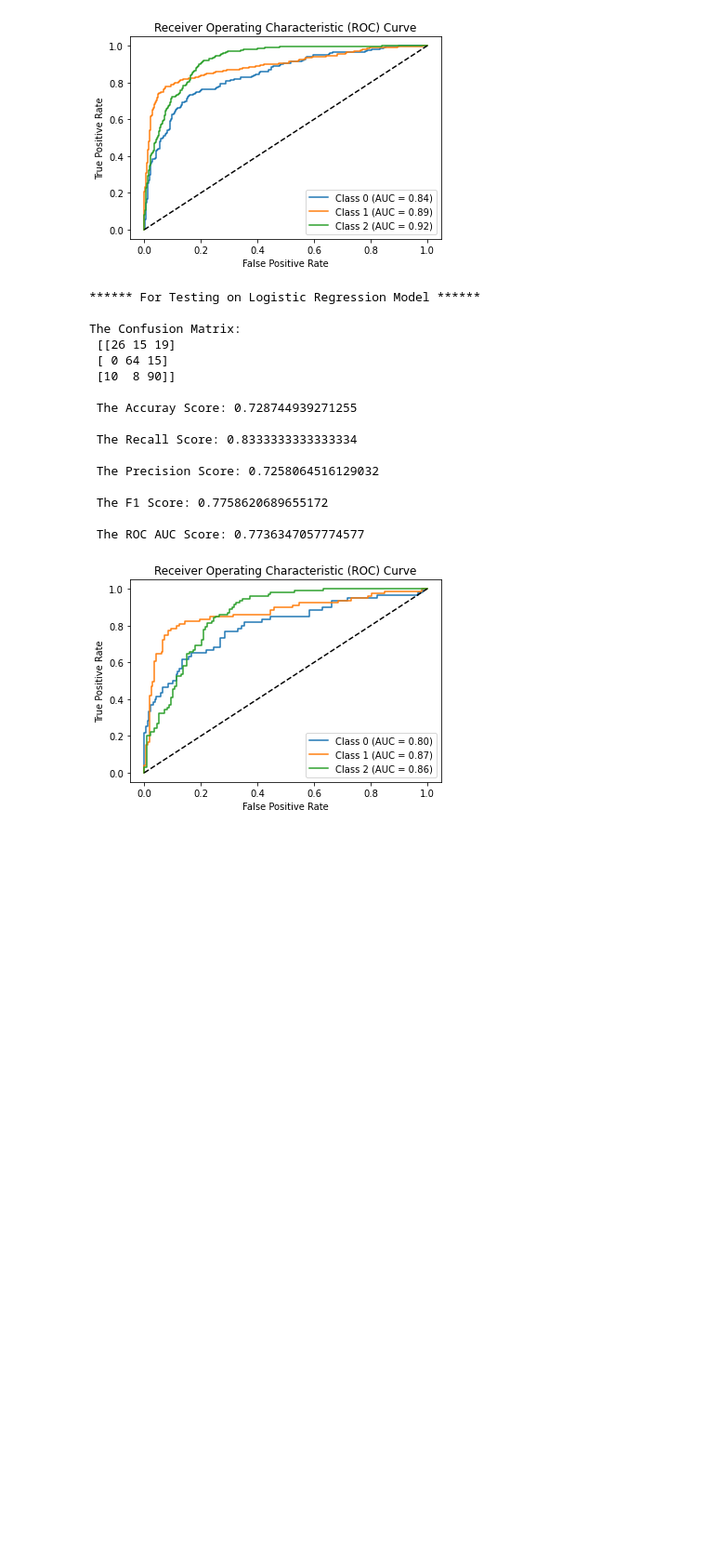
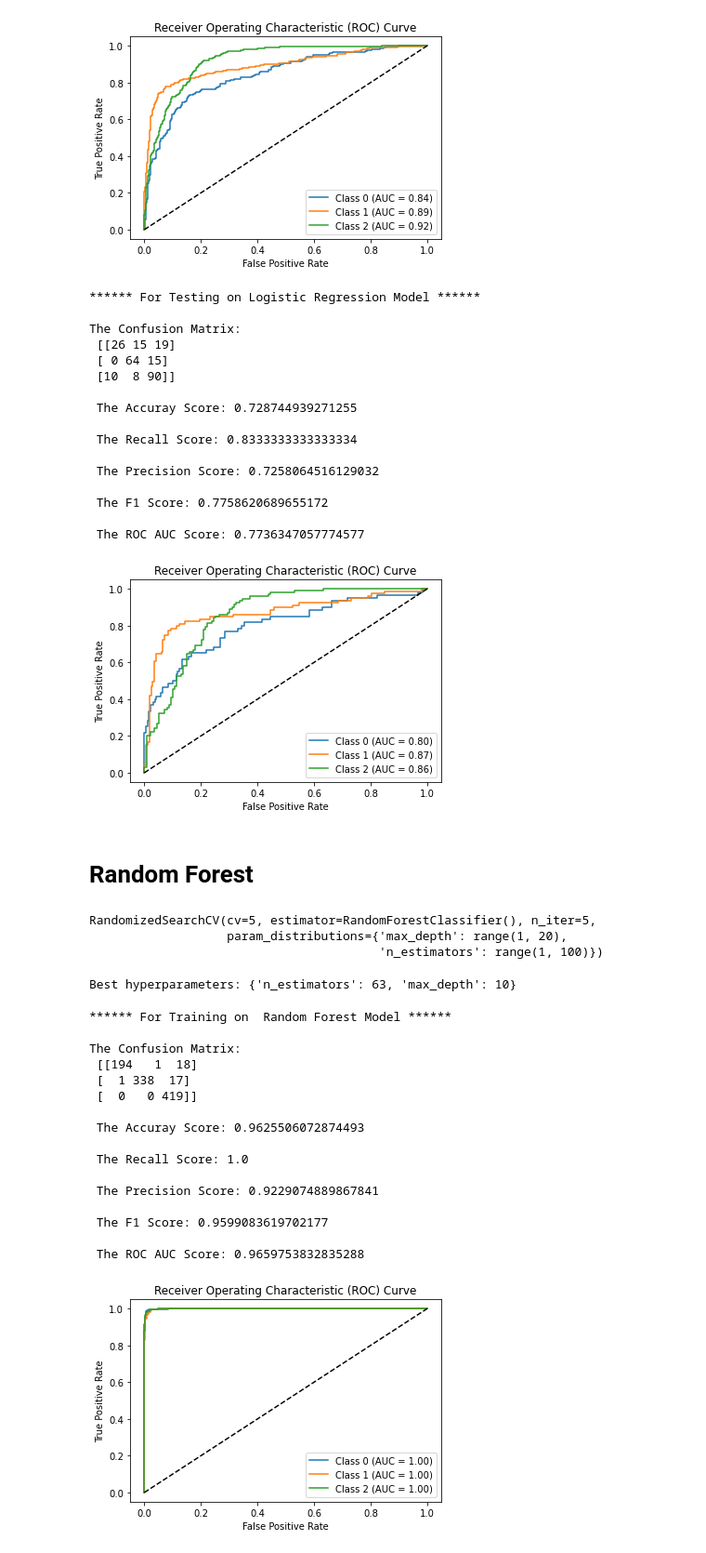
Before and after one commit to Mohitchvk/OSMI-Mental-Health-Illness-Classifier, a Jupyter notebook: classifier.ipynb, the cells around one changed output. Shown: that part at 93% size. Cells and saved outputs as stored; diff of their text form; code cells hidden in the pictures; blank space fills up the shorter version.

Commit message:
Implemented Random Forest and SVC

```diff
--- a/classifier.ipynb
+++ b/classifier.ipynb
@@ -57,7 +57,7 @@ from sklearn.metrics import confusion_matrix, accuracy_score, recall_score, prec
 from sklearn.multiclass import OneVsRestClassifier
 from sklearn.preprocessing import label_binarize
 
-def train_scores(model, model_name, n_classes):
+def train_scores(model, model_name, n_classes, proba=True):
     pred = model.predict(x_train)
     print('****** For Training on ', model_name, 'Model ******\n')
 
@@ -87,7 +87,8 @@ def train_scores(model, model_name, n_classes):
     print('\n The ROC AUC Score:', roc_auc)
 
 
-
+    if(proba==False):
+        return
     y_pred_prob=model.predict_proba(x_train)
 
     fpr = {}
@@ -210,3 +214,5 @@ The Confusion Matrix:
 
  The ROC AUC Score: 0.7736347057774577
 [figure]
+# %% [markdown]
+# Random Forest
@@ -212,0 +222,44 @@ The Confusion Matrix:
+# %%
+param_dist = {'n_estimators': range(1,100),
+              'max_depth': range(1,20)}
+
+# Create a random forest classifier
+rf = RandomForestClassifier()
+
+# Use random search to find the best hyperparameters
+rand_search = RandomizedSearchCV(rf,
+                                 param_distributions = param_dist,
+                                 n_iter=5,
+                                 cv=5)
+
+# Fit the random search object to the data
+rand_search.fit(x_train, y_train)
+# %% [output]
+RandomizedSearchCV(cv=5, estimator=RandomForestClassifier(), n_iter=5,
+                   param_distributions={'max_depth': range(1, 20),
+                                        'n_estimators': range(1, 100)})
+# %%
+best_rf = rand_search.best_estimator_
+print('Best hyperparameters:',  rand_search.best_params_)
+# %% [output]
+Best hyperparameters: {'n_estimators': 63, 'max_depth': 10}
+# %%
+train_scores(best_rf,'Random Forest',3)
+# %% [output]
+****** For Training on  Random Forest Model ******
+
+The Confusion Matrix:
+ [[194   1  18]
+ [  1 338  17]
+ [  0   0 419]]
+
+ The Accuray Score: 0.9625506072874493
+
+ The Recall Score: 1.0
+
+ The Precision Score: 0.9229074889867841
+
+ The F1 Score: 0.9599083619702177
+
+ The ROC AUC Score: 0.9659753832835288
+[figure, added]
```
Also changed, not shown: parts of 12 cells of this notebook.
